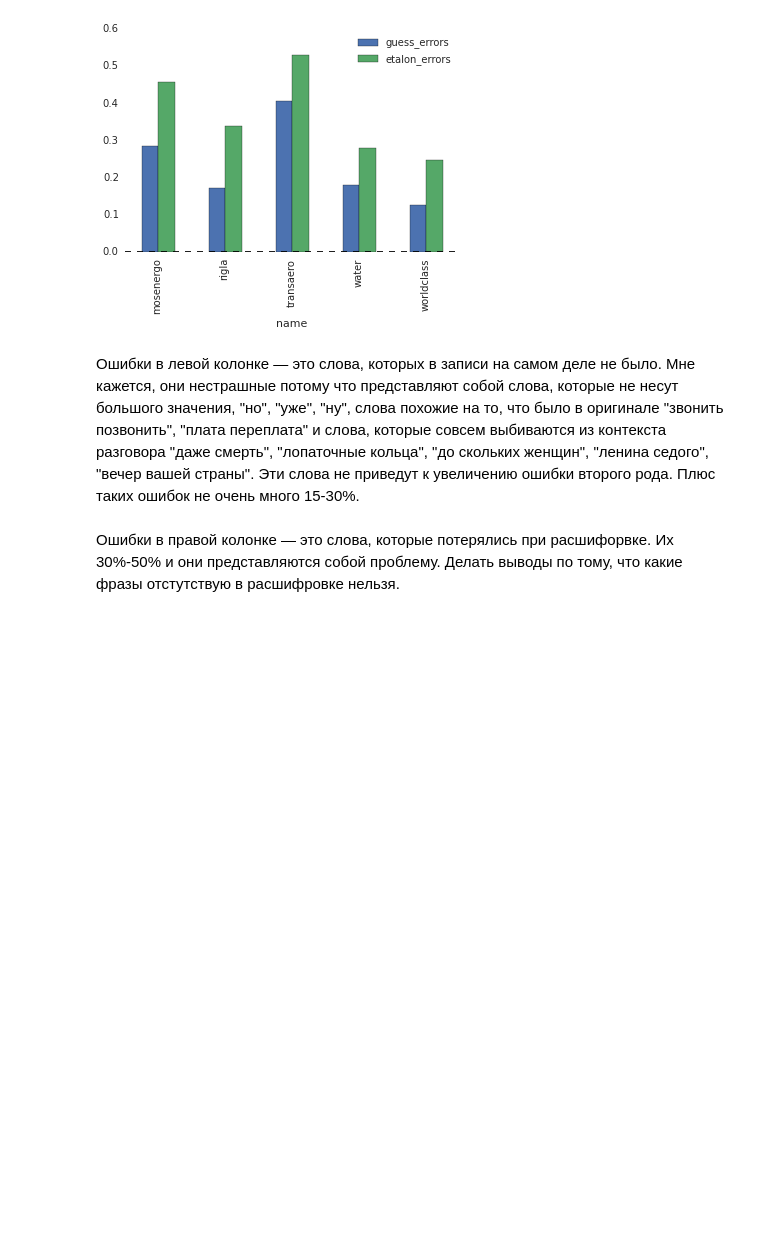
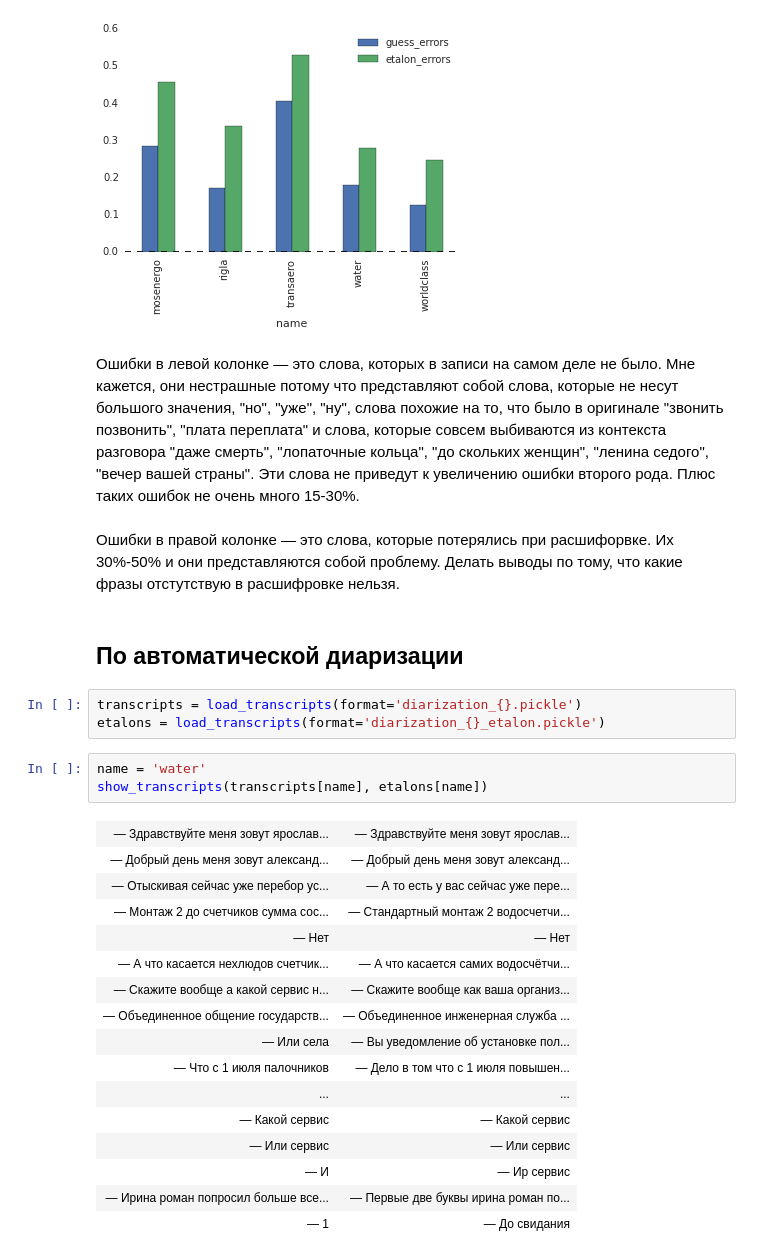
Before and after one commit to kuk/analyze-callcenter, a Jupyter notebook: notes.ipynb, the cells around one changed output. Saved outputs shown, nothing was run; the diff lists cells and outputs as text; blank space fills up the shorter version.

```diff
--- a/notes.ipynb
+++ b/notes.ipynb
@@ -210,3 +206,28 @@ data.set_index('name').plot(kind='bar')
 Ошибки в левой колонке — это слова, которых в записи на самом деле не было. Мне кажется, они нестрашные потому что представляют собой слова, которые не несут большого значения, "но", "уже", "ну", слова похожие на то, что было в оригинале "звонить позвонить", "плата переплата" и слова, которые совсем выбиваются из контекста разговора "даже смерть", "лопаточные кольца", "до скольких женщин", "ленина седого", "вечер вашей страны". Эти слова не приведут к увеличению ошибки второго рода. Плюс таких ошибок не очень много 15-30%.
 # %% [markdown]
 Ошибки в правой колонке — это слова, которые потерялись при расшифорвке. Их 30%-50% и они представляются собой проблему. Делать выводы по тому, что какие фразы отстутствую в расшифровке нельзя.
+# %% [markdown]
+## По автоматической диаризации
+# %%
+transcripts = load_transcripts(format='diarization_{}.pickle')
+etalons = load_transcripts(format='diarization_{}_etalon.pickle')
+# %%
+name = 'water'
+show_transcripts(transcripts[name], etalons[name])
+# %% [output]
+| — Здравствуйте меня зовут ярослав... | — Здравствуйте меня зовут ярослав... |
+| — Добрый день меня зовут александ... | — Добрый день меня зовут александ... |
+| — Отыскивая сейчас уже перебор ус... | — А то есть у вас сейчас уже пере... |
+| — Монтаж 2 до счетчиков сумма сос... | — Стандартный монтаж 2 водосчетчи... |
+| — Нет | — Нет |
+| — А что касается нехлюдов счетчик... | — А что касается самих водосчётчи... |
+| — Скажите вообще а какой сервис н... | — Скажите вообще как ваша организ... |
+| — Объединенное общение государств... | — Объединенное инженерная служба ... |
+| — Или села | — Вы уведомление об установке пол... |
+| — Что с 1 июля палочников | — Дело в том что с 1 июля повышен... |
+| ... | ... |
+| — Какой сервис | — Какой сервис |
+| — Или сервис | — Или сервис |
+| — И | — Ир сервис |
+| — Ирина роман попросил больше все... | — Первые две буквы ирина роман по... |
+| — 1 | — До свидания |
```
Also changed, not shown: parts of 7 cells of this notebook, 1 other file.
